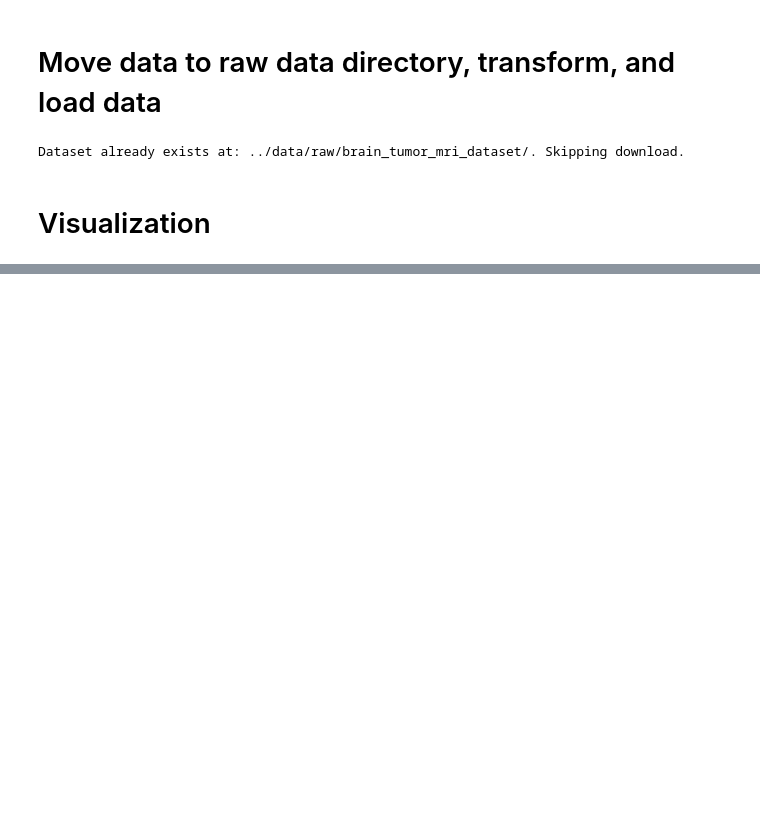
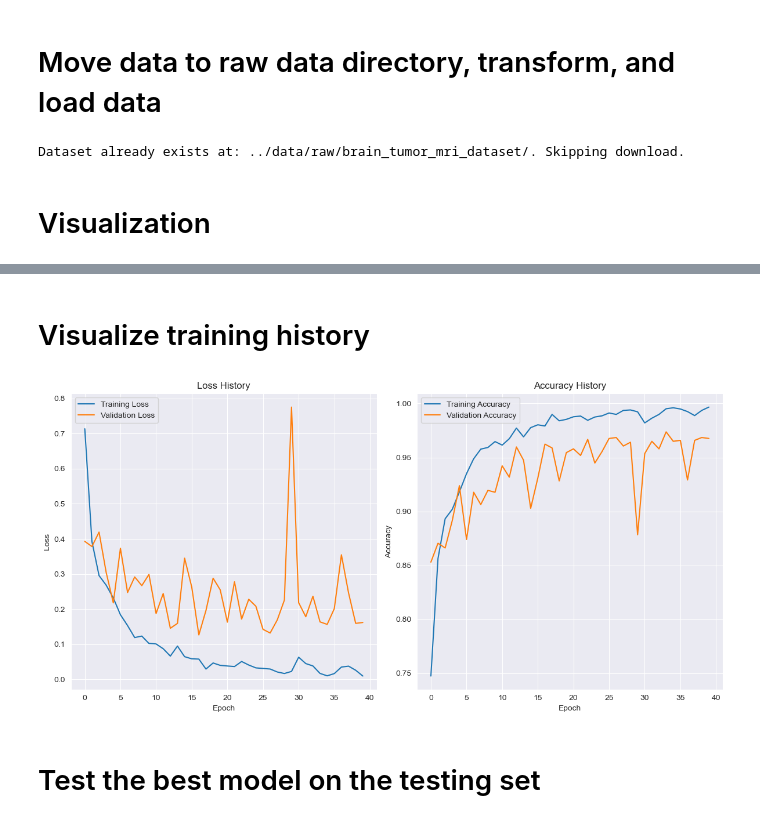
Before and after one commit to KhalidAlHabbash/Brain-MRI-Cancer-Classification, a Jupyter notebook: backend/notebooks/brain_mri_classification.ipynb, the cells around one changed output, grey strips where cells are left out. Saved outputs shown, nothing was run; the diff lists cells and outputs as text; code cells hidden in the pictures; blank space fills up the shorter version.

Commit message:
Train and test the CNN model, visualize training and testing history

```diff
--- a/backend/notebooks/brain_mri_classification.ipynb
+++ b/backend/notebooks/brain_mri_classification.ipynb
@@ -53,0 +98,4 @@ plt.show()
+# %%
+cnn_model = BrainTumorClassifier(4).to(device)
+criterion = nn.CrossEntropyLoss()
+optimizer = optim.Adam(cnn_model.parameters(), lr=0.001)
@@ -53,0 +207,26 @@ plt.show()
+# %% [markdown]
+# Visualize training history
+# %%
+plt.figure(figsize=(12, 6))
+plt.subplot(1, 2, 1)
+plt.plot(all_train_losses, label='Training Loss')
+plt.plot(all_val_losses, label='Validation Loss')
+plt.xlabel('Epoch')
+plt.ylabel('Loss')
+plt.legend()
+plt.title('Loss History')
+
+plt.subplot(1, 2, 2)
+plt.plot(all_train_accuracies, label='Training Accuracy')
+plt.plot(all_val_accuracies, label='Validation Accuracy')
+plt.xlabel('Epoch')
+plt.ylabel('Accuracy')
+plt.legend()
+plt.title('Accuracy History')
+
+plt.tight_layout()
+plt.show()
+# %% [output]
+[figure, added]
+# %% [markdown]
+# Test the best model on the testing set
```
Also changed, not shown: parts of 10 cells of this notebook.
